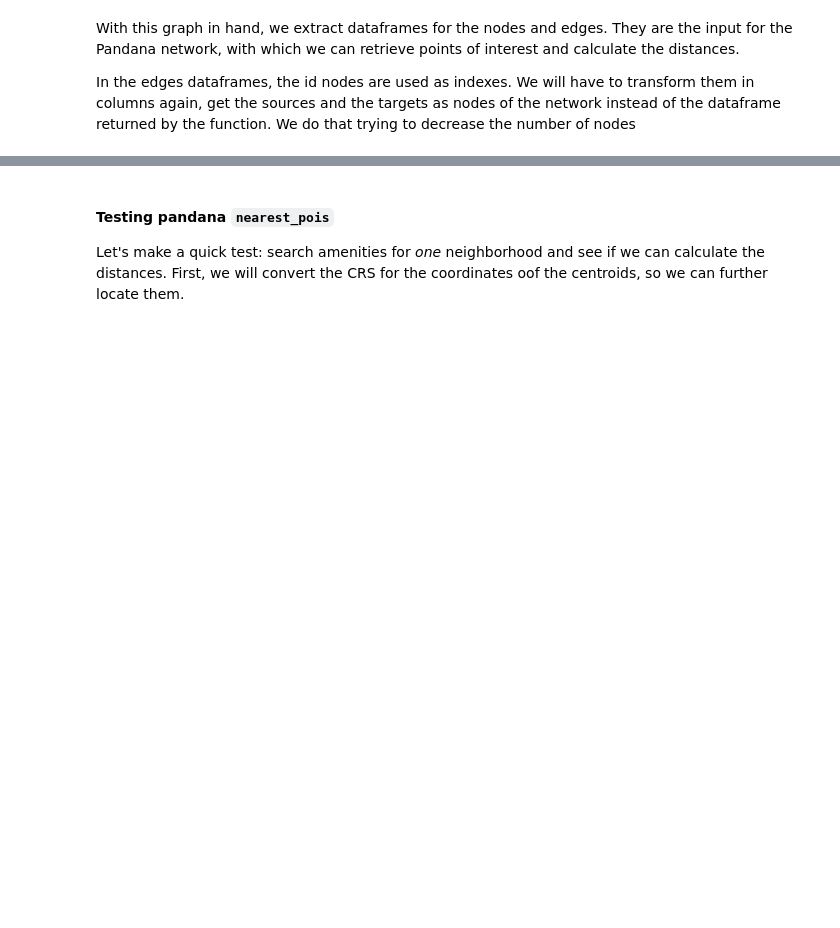
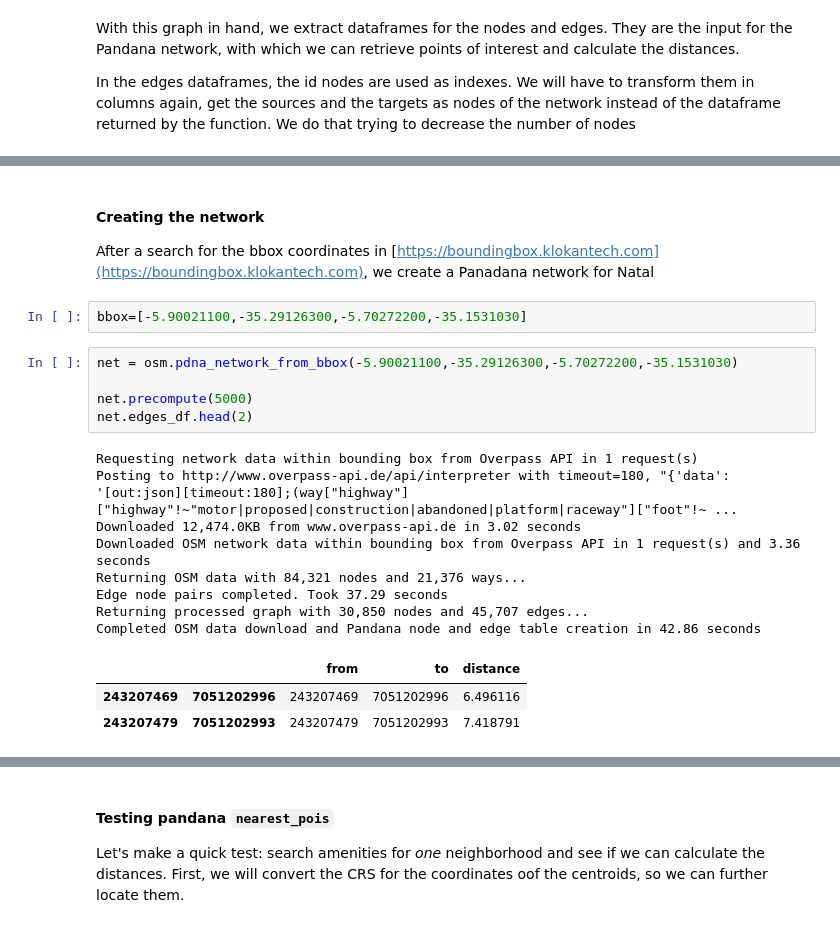
Before and after one commit to nymarya/fear-the-walking-distance, a Jupyter notebook: notebooks/1.0-ma-building-the-dataset.ipynb, the cells around one changed output, grey strips where cells are left out. Saved outputs shown, nothing was run; the diff lists cells and outputs as text; blank space fills up the shorter version.

```diff
--- a/notebooks/1.0-ma-building-the-dataset.ipynb
+++ b/notebooks/1.0-ma-building-the-dataset.ipynb
@@ -298,0 +280,22 @@ net.edges_df.head(2)
+# %% [markdown]
+#### Creating the network
+After a search for the bbox coordinates in [https://boundingbox.klokantech.com](https://boundingbox.klokantech.com), we create a Panadana network for Natal
+# %%
+bbox=[-5.90021100,-35.29126300,-5.70272200,-35.1531030]
+# %%
+net = osm.pdna_network_from_bbox(-5.90021100,-35.29126300,-5.70272200,-35.1531030)
+
+net.precompute(5000)
+net.edges_df.head(2)
+# %% [output]
+Requesting network data within bounding box from Overpass API in 1 request(s)
+Posting to http://www.overpass-api.de/api/interpreter with timeout=180, "{'data': '[out:json][timeout:180];(way["highway"]["highway"!~"motor|proposed|construction|abandoned|platform|raceway"]["foot"!~ ...
+Downloaded 12,474.0KB from www.overpass-api.de in 3.02 seconds
+Downloaded OSM network data within bounding box from Overpass API in 1 request(s) and 3.36 seconds
+Returning OSM data with 84,321 nodes and 21,376 ways...
+Edge node pairs completed. Took 37.29 seconds
+Returning processed graph with 30,850 nodes and 45,707 edges...
+Completed OSM data download and Pandana node and edge table creation in 42.86 seconds
+|  |  | from | to | distance |
+| 243207469 | 7051202996 | 243207469 | 7051202996 | 6.496116 |
+| 243207479 | 7051202993 | 243207479 | 7051202993 | 7.418791 |
```
Also changed, not shown: parts of 25 cells of this notebook.
